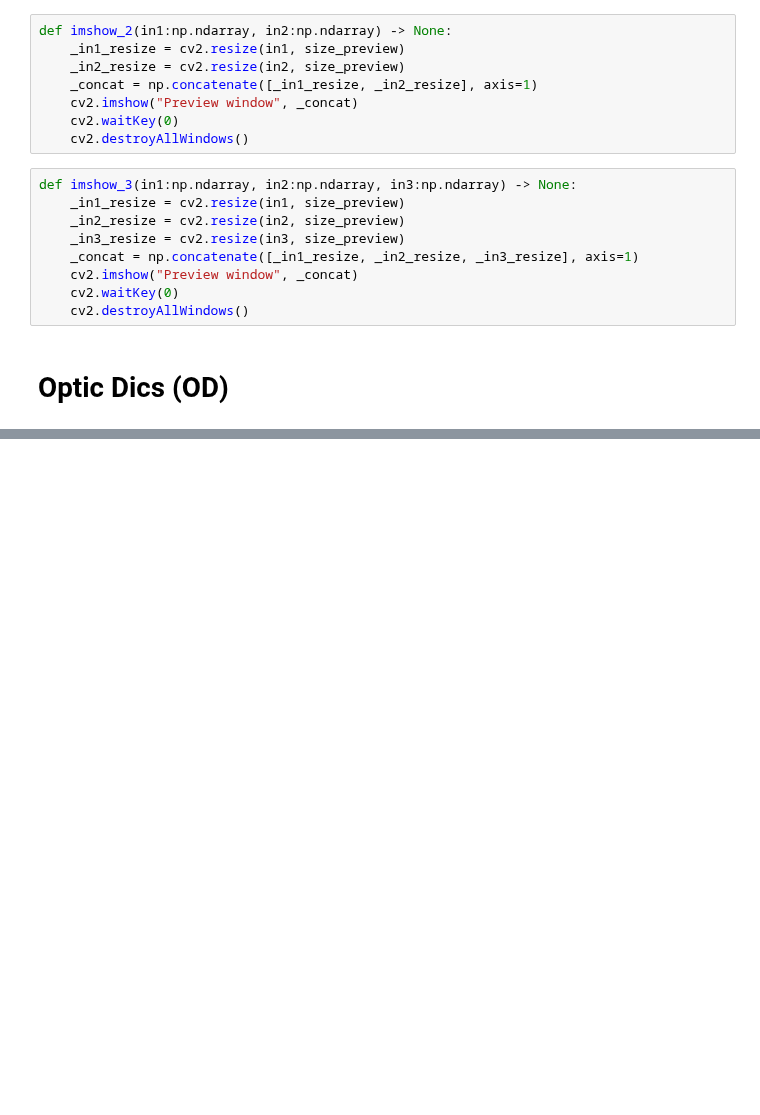
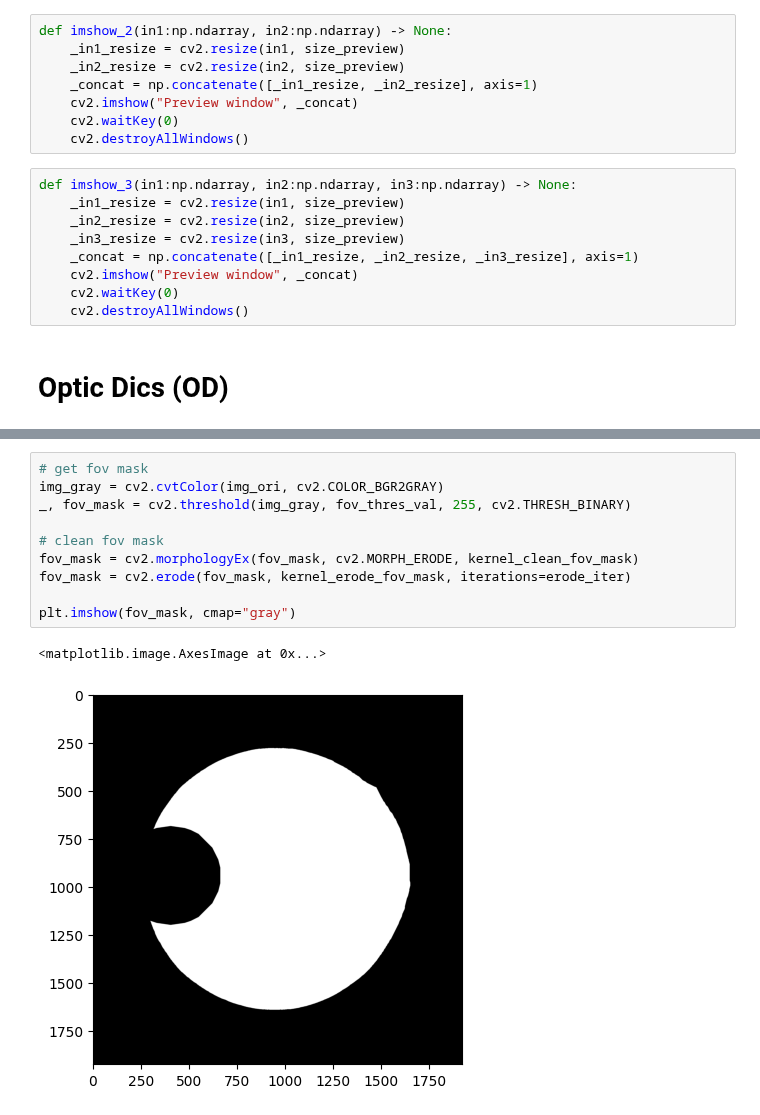
Before and after one commit to mrwhitewhite/HYGD_Dataset, a Jupyter notebook: notebooks/02 Pipelines.ipynb, the cells around one changed output, grey strips where cells are left out. Drawn from its saved outputs; the diff is of its cells as text; blank space fills up the shorter version.

```diff
--- a/notebooks/02 Pipelines.ipynb
+++ b/notebooks/02 Pipelines.ipynb
@@ -104,0 +108,13 @@ plt.imshow(cv2.cvtColor(np.hstack([img, img_thres]), cv2.COLOR_BGR2RGB));
+# %%
+# get fov mask
+img_gray = cv2.cvtColor(img_ori, cv2.COLOR_BGR2GRAY)
+_, fov_mask = cv2.threshold(img_gray, fov_thres_val, 255, cv2.THRESH_BINARY)
+
+# clean fov mask
+fov_mask = cv2.morphologyEx(fov_mask, cv2.MORPH_ERODE, kernel_clean_fov_mask)
+fov_mask = cv2.erode(fov_mask, kernel_erode_fov_mask, iterations=erode_iter)
+
+plt.imshow(fov_mask, cmap="gray")
+# %% [output]
+<matplotlib.image.AxesImage at 0x...>
+[figure, added]
```
Also changed, not shown: parts of 7 cells of this notebook.
